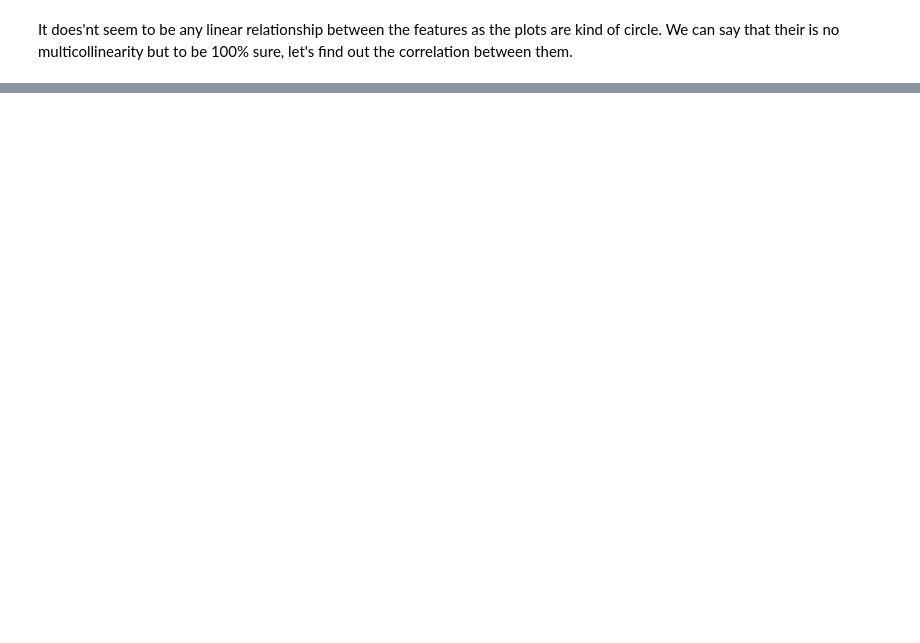
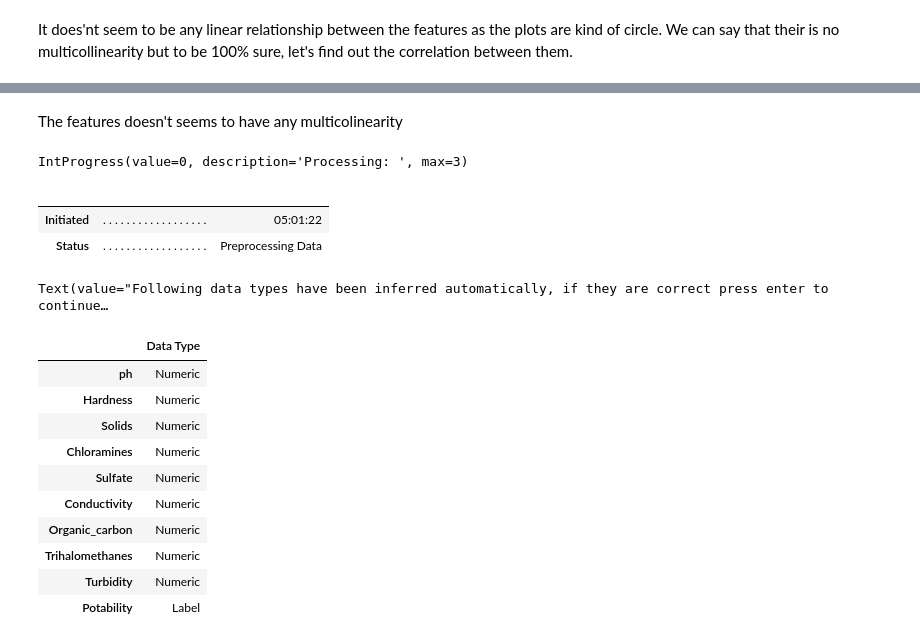
Before and after one commit to gyana-ranjan-dash/water-potability, a Jupyter notebook: water_probability.ipynb, the cells around one changed output, grey strips where cells are left out. Drawn from its saved outputs; the diff is of its cells as text; code cells hidden in the pictures; blank space fills up the shorter version.

```diff
--- a/water_probability.ipynb
+++ b/water_probability.ipynb
@@ -203,0 +209,30 @@ axis.set_yticklabels(numeric_col, fontsize=12, rotation=0);
+# %% [markdown]
+The features doesn't seems to have any multicolinearity
+# %%
+# Using 'setup' from pycaret.classification for preprocessing the data
+clf = setup(water_df, target = 'Potability',
+            remove_outliers = True, outliers_threshold = 0.05, # Removing outliers with threshold of 5 percentile
+            numeric_imputation = 'mean', # Imputing missing values with mean
+            normalize = True, # Normalizing the features, so that Gradient Descent will converge fast
+            normalize_method = 'zscore', # Mean => 0 and std. deviation => 1
+            train_size = 0.8,
+            fold = 10, # Number of K-folds
+            use_gpu = True)
+# %% [output]
+IntProgress(value=0, description='Processing: ', max=3)
+|  |  |  |
+|  |  |  |
+| Initiated | . . . . . . . . . . . . . . . . . . | 05:01:22 |
+| Status | . . . . . . . . . . . . . . . . . . | Preprocessing Data |
+Text(value="Following data types have been inferred automatically, if they are correct press enter to continue…
+|  | Data Type |
+| ph | Numeric |
+| Hardness | Numeric |
+| Solids | Numeric |
+| Chloramines | Numeric |
+| Sulfate | Numeric |
+| Conductivity | Numeric |
+| Organic_carbon | Numeric |
+| Trihalomethanes | Numeric |
+| Turbidity | Numeric |
+| Potability | Label |
```
Also changed, not shown: parts of 3 cells of this notebook.
